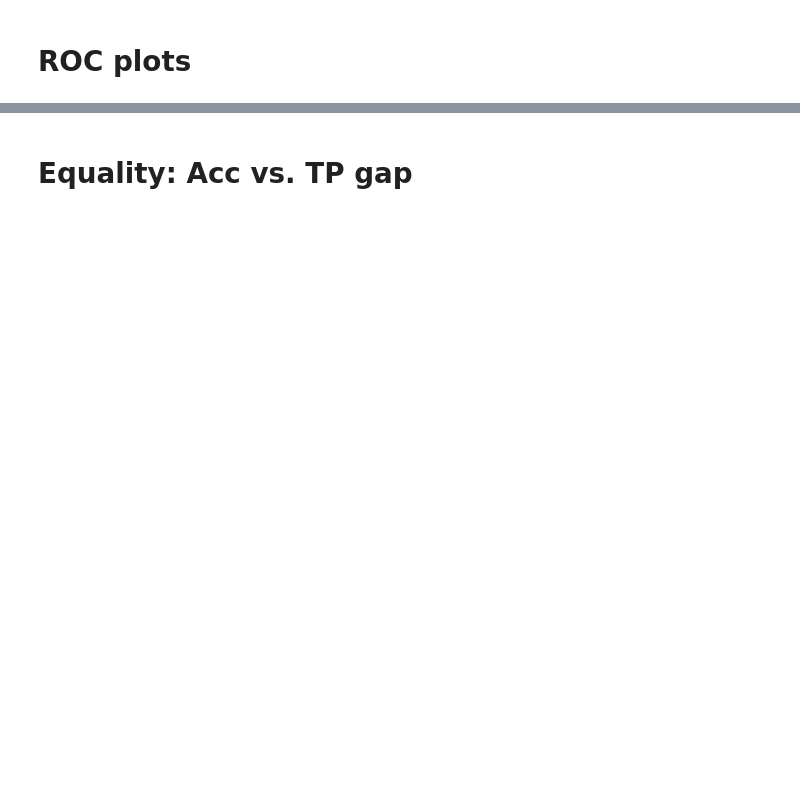
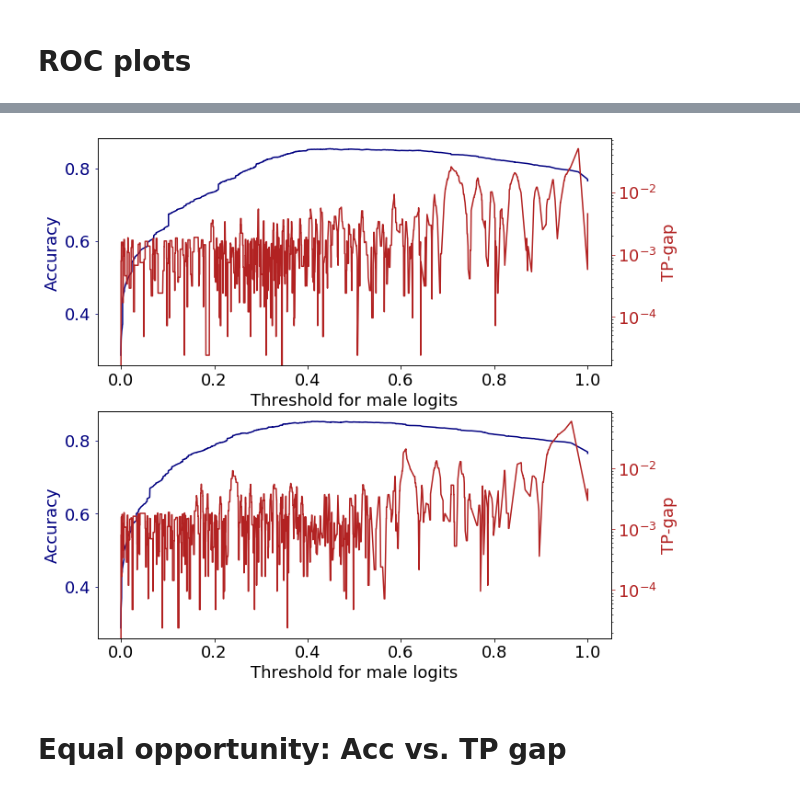
Before and after one commit to jusyc/fad, a Jupyter notebook: plots.ipynb, the cells around one changed output, grey strips where cells are left out. Saved outputs shown, nothing was run; the diff lists cells and outputs as text; code cells hidden in the pictures; blank space fills up the shorter version.

```diff
--- a/plots.ipynb
+++ b/plots.ipynb
@@ -115,2 +117,0 @@ plot_compare(odds_roc, 1, 'odds')
-# %%
-def plot_threshold(male_roc, female_roc):
@@ -117,2 +163,26 @@ def plot_threshold(male_roc, female_roc):
+# %%
+def plot_threshold(male_roc, female_roc, female_ids, accuracies, ax, name):
+  ax2 = ax.twinx()
+  male_fpr, male_tpr, male_threshs = male_roc
+  female_fpr, female_tpr, female_threshs = female_roc
+  tp_gap = np.abs(male_tpr - female_tpr[female_ids])
+
+  c1 = 'navy'
+  ax.plot(male_threshs, accuracies, c=c1, label=name+': accuracy')
+  ax.tick_params('y', colors=c1)
+  plt.yscale('log')
+  ax.set_xlabel('Threshold for male logits')
+  ax.set_ylabel('Accuracy', color=c1)
+
+  c2 = 'firebrick'
+  ax2.plot(male_threshs, tp_gap, c=c2, label=name+': TP-gap')
+  ax2.tick_params('y', colors=c2)
+  ax2.set_ylabel('TP-gap', color=c2)
+# %%
+fig, axes = plt.subplots(2, 1, figsize=(10,10))
+plot_threshold(basic_roc[0], basic_roc[1], basic_female_ids, basic_opp_acc, axes[0], 'basic')
+plot_threshold(odds_roc[0], odds_roc[1], odds_female_ids, odds_opp_acc, axes[1], 'odds')
+# %% [output]
+[figure, added]
 # %% [markdown]
-# Equality: Acc vs. TP gap
+# Equal opportunity: Acc vs. TP gap
```
Also changed, not shown: parts of 9 cells of this notebook.
